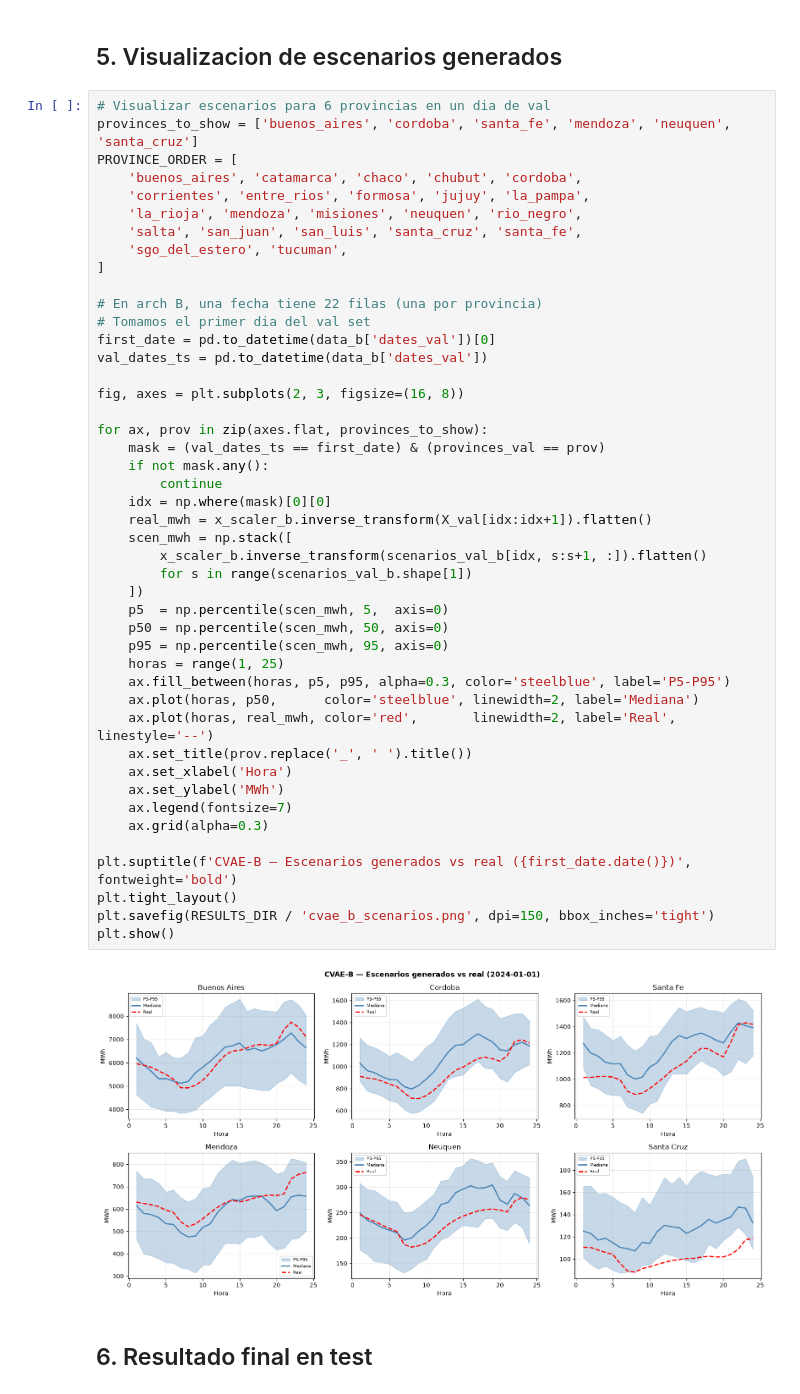
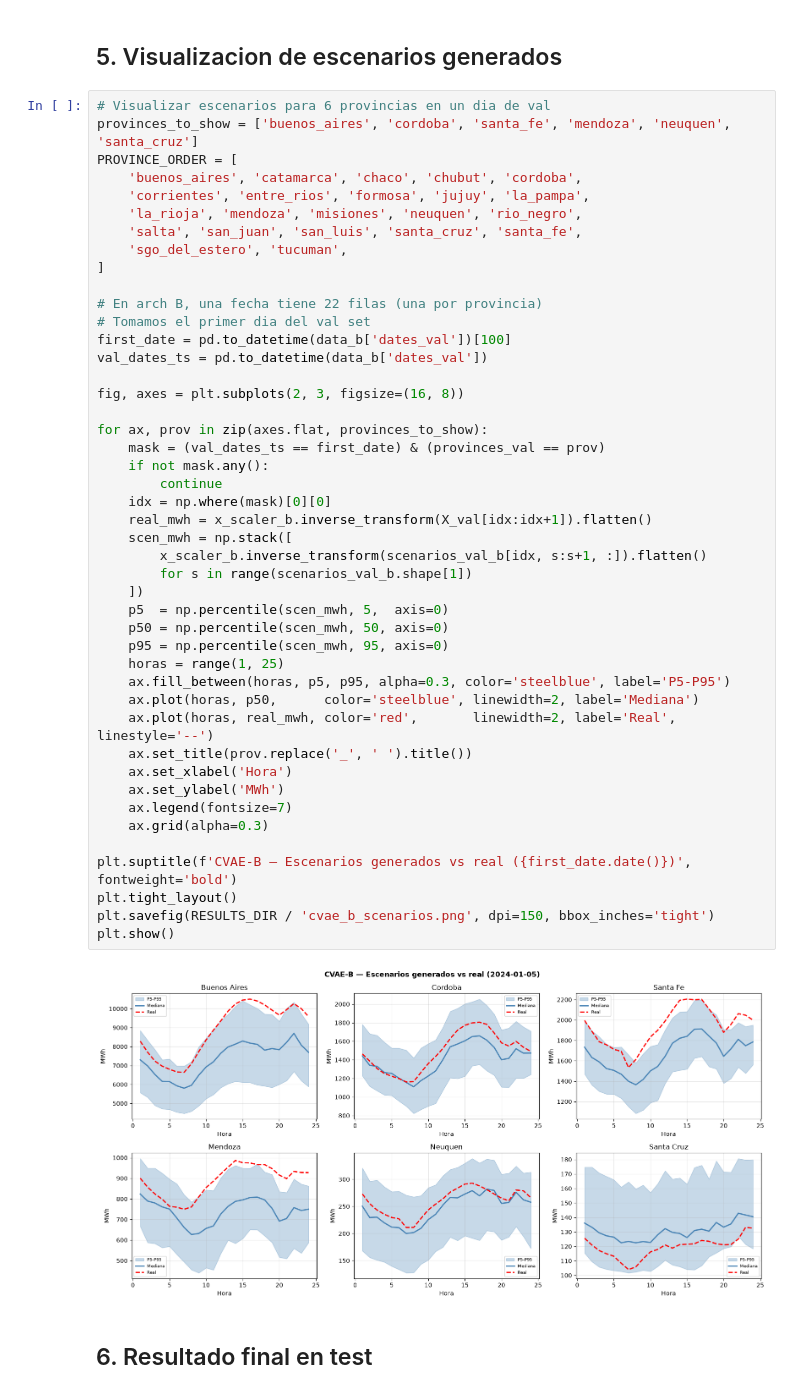
Before and after one commit to biancapaz/tp_final_ml, a Jupyter notebook: provincias/notebooks/cvae_b.ipynb, the cells around one changed output. Drawn from its saved outputs; the diff is of its cells as text.

```diff
--- a/provincias/notebooks/cvae_b.ipynb
+++ b/provincias/notebooks/cvae_b.ipynb
@@ -277,40 +277,40 @@ PROVINCE_ORDER = [
 
 # En arch B, una fecha tiene 22 filas (una por provincia)
 # Tomamos el primer dia del val set
-first_date = pd.to_datetime(data_b['dates_val'])[0]
+first_date = pd.to_datetime(data_b['dates_val'])[100]
 val_dates_ts = pd.to_datetime(data_b['dates_val'])
 
 fig, axes = plt.subplots(2, 3, figsize=(16, 8))
 
 for ax, prov in zip(axes.flat, provinces_to_show):
     mask = (val_dates_ts == first_date) & (provinces_val == prov)
     if not mask.any():
         continue
     idx = np.where(mask)[0][0]
     real_mwh = x_scaler_b.inverse_transform(X_val[idx:idx+1]).flatten()
     scen_mwh = np.stack([
         x_scaler_b.inverse_transform(scenarios_val_b[idx, s:s+1, :]).flatten()
         for s in range(scenarios_val_b.shape[1])
     ])
     p5  = np.percentile(scen_mwh, 5,  axis=0)
     p50 = np.percentile(scen_mwh, 50, axis=0)
     p95 = np.percentile(scen_mwh, 95, axis=0)
     horas = range(1, 25)
     ax.fill_between(horas, p5, p95, alpha=0.3, color='steelblue', label='P5-P95')
     ax.plot(horas, p50,      color='steelblue', linewidth=2, label='Mediana')
     ax.plot(horas, real_mwh, color='red',       linewidth=2, label='Real', linestyle='--')
     ax.set_title(prov.replace('_', ' ').title())
     ax.set_xlabel('Hora')
     ax.set_ylabel('MWh')
     ax.legend(fontsize=7)
     ax.grid(alpha=0.3)
 
 plt.suptitle(f'CVAE-B — Escenarios generados vs real ({first_date.date()})', fontweight='bold')
 plt.tight_layout()
 plt.savefig(RESULTS_DIR / 'cvae_b_scenarios.png', dpi=150, bbox_inches='tight')
 plt.show()
 # %% [output]
-[figure, old version]
+[figure, new version]
 # %% [markdown]
 ## 6. Resultado final en test
 # %%
```
Also changed, not shown: 4 other files.
